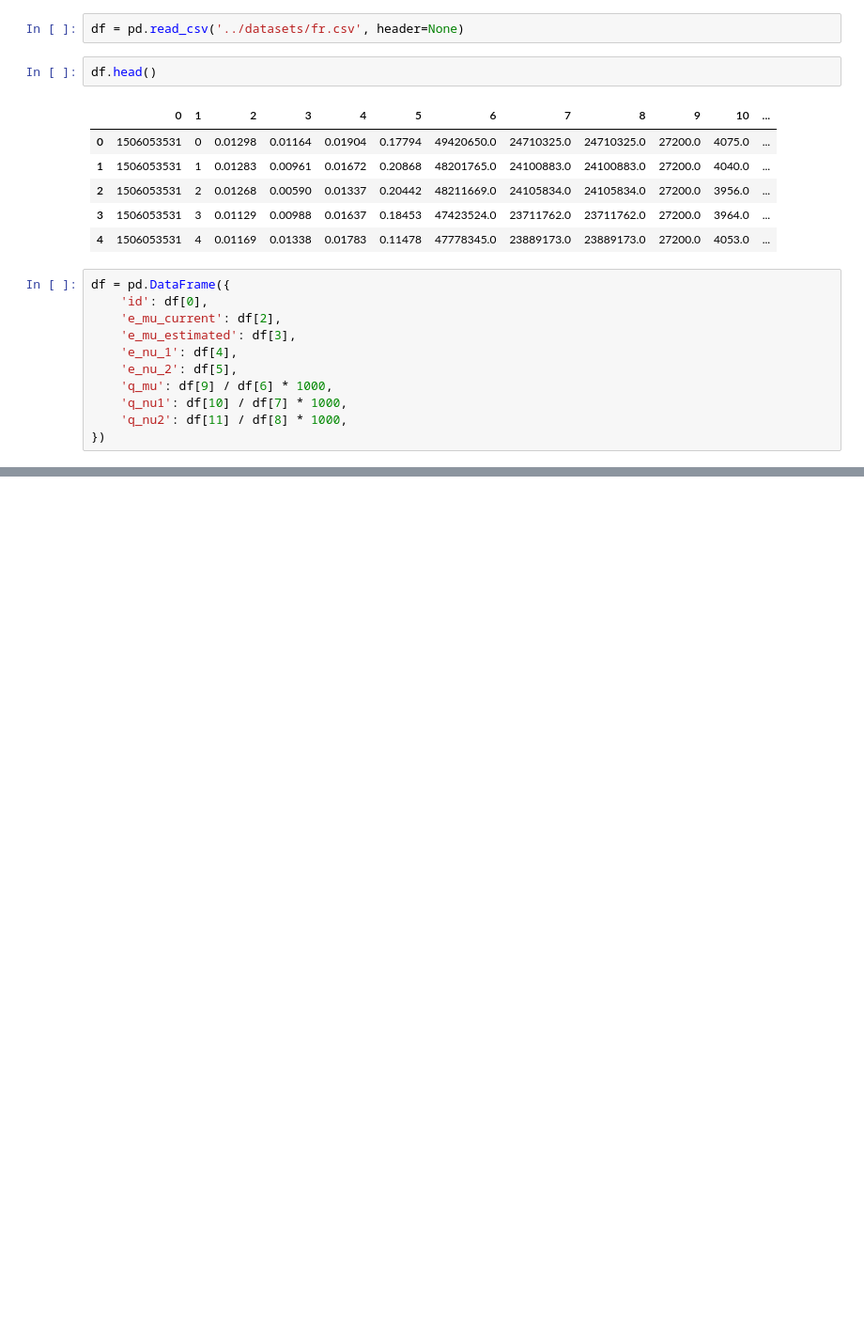
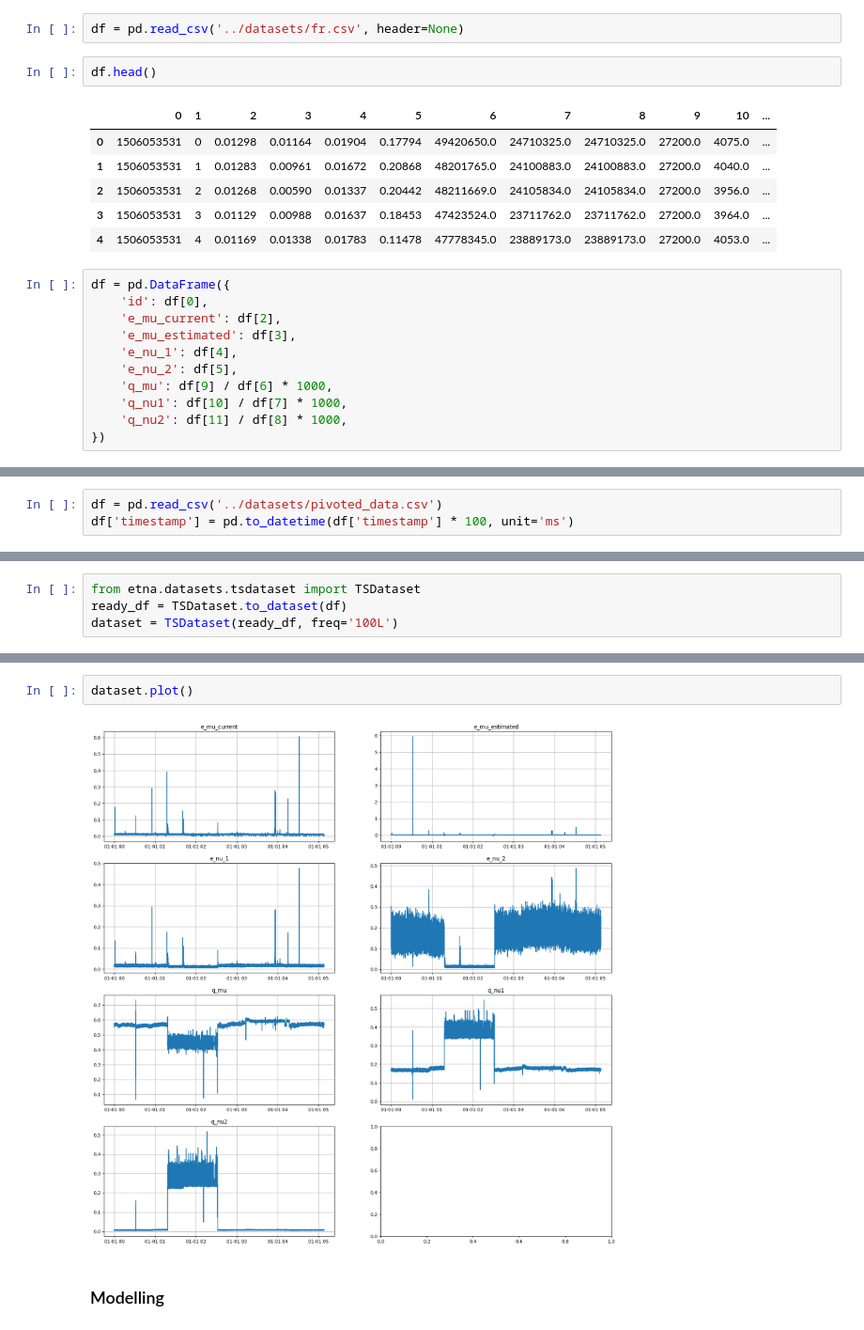
Before and after one commit to rmnigm/qber-forecasting, a Jupyter notebook: notebooks/eda.ipynb, the cells around one changed output, grey strips where cells are left out. Shown at 94% size. Drawn from its saved outputs; the diff is of its cells as text; blank space fills up the shorter version.

Commit message:
added data transformation, pivoting and eda

```diff
--- a/notebooks/eda.ipynb
+++ b/notebooks/eda.ipynb
@@ -34,0 +57,3 @@ df.head(5)
+# %%
+df = pd.read_csv('../datasets/pivoted_data.csv')
+df['timestamp'] = pd.to_datetime(df['timestamp'] * 100, unit='ms')
@@ -34,0 +76,4 @@ df.head(5)
+# %%
+from etna.datasets.tsdataset import TSDataset
+ready_df = TSDataset.to_dataset(df)
+dataset = TSDataset(ready_df, freq='100L')
@@ -34,0 +110,6 @@ df.head(5)
+# %%
+dataset.plot()
+# %% [output]
+[figure, added]
+# %% [markdown]
+### Modelling
```
Also changed, not shown: parts of 23 cells of this notebook, 4 other files.
